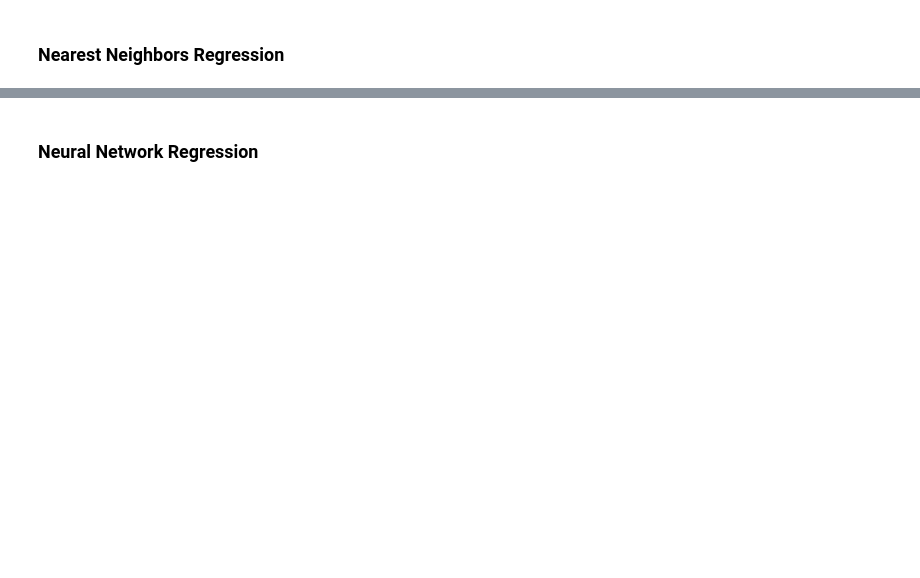
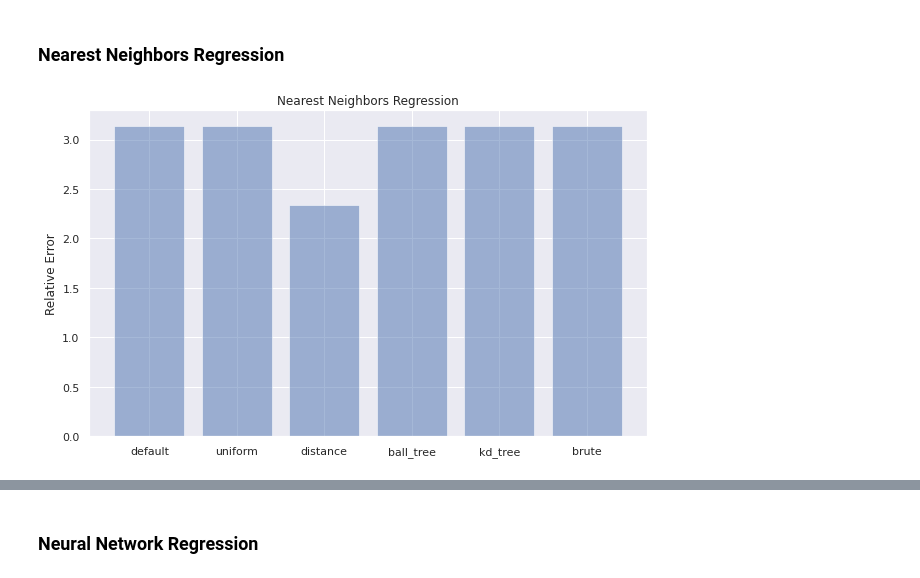
Before and after one commit to filipasenra/FEUP-IART-TP2, a Jupyter notebook: Temática 4A Aprendizagem Supervisionada_Regressão COVID-19.ipynb, the cells around one changed output, grey strips where cells are left out. Saved outputs shown, nothing was run; the diff lists cells and outputs as text; code cells hidden in the pictures; blank space fills up the shorter version.

```diff
--- a/Temática 4A Aprendizagem Supervisionada_Regressão COVID-19.ipynb
+++ b/Temática 4A Aprendizagem Supervisionada_Regressão COVID-19.ipynb
@@ -557,20 +580,14 @@ print('Done')
-# %%
-# allows plots to appear within the notebook
-%matplotlib inline
-COLORS = {"Confirmed": "royalblue", "Deaths": "tomato"}
-
-i = 1
-for variable in variables:
-
-    sns.set_style("darkgrid")
-    plt.figure(i, figsize=(15,4)).suptitle(variable, fontsize=20, color=COLORS[variable])
-    plt.subplot(121)
-    plt.plot(num_nei, errorForVariable[variable], color=COLORS[variable], label='Testing Scores')
-
-    plt.title('KNN Explained Variance Scores')
-    plt.xlabel('Value of K for KNN')
-    plt.ylabel('Explained Variance Score')
-    plt.grid(True)
-    plt.legend()
-
-    i += 1
+# %%
+knr_default = KNeighborsRegressor()
+
+knr_uni = KNeighborsRegressor(weights='uniform')
+knr_dist = KNeighborsRegressor(weights='distance')
+knr_btree = KNeighborsRegressor(algorithm='ball_tree')
+knr_ktree = KNeighborsRegressor(algorithm='kd_tree')
+knr_brute = KNeighborsRegressor(algorithm='brute')
+
+dtrModels = [knr_default, knr_uni, knr_dist, knr_btree, knr_ktree, knr_brute]
+
+perfomeTestAndShowBars(dtrModels, ('default', 'uniform', 'distance', 'ball_tree', 'kd_tree', 'brute'), 'Nearest Neighbors Regression')
+# %% [output]
+[figure, added]
```
Also changed, not shown: parts of 25 cells of this notebook.
